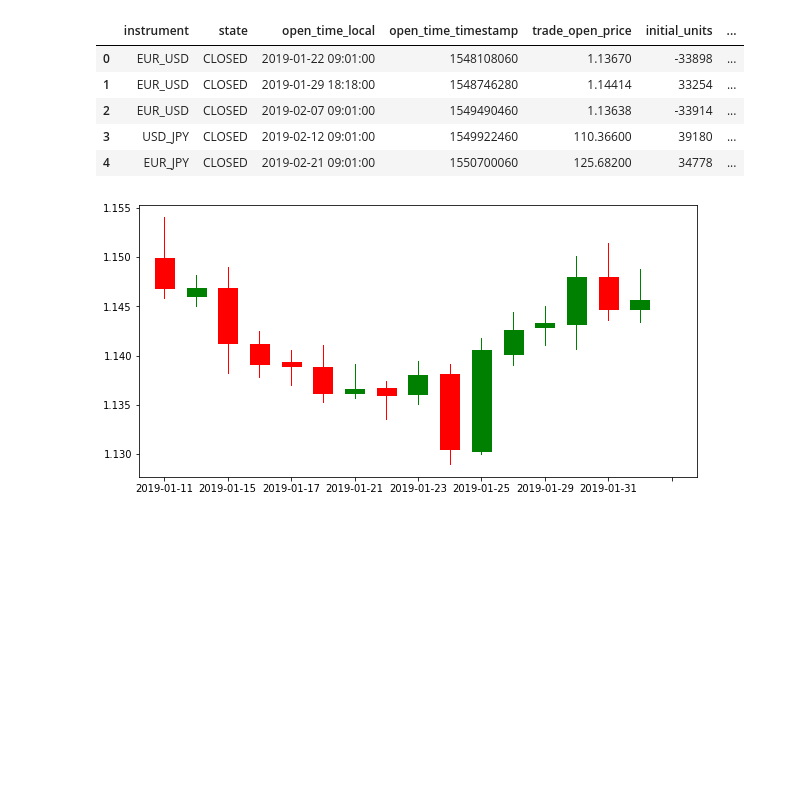
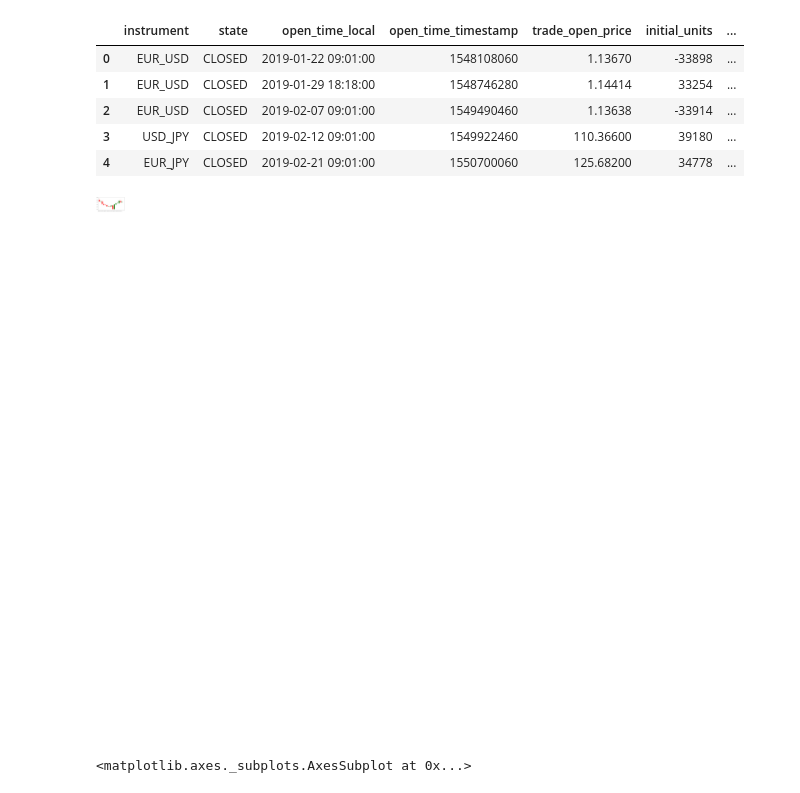
Before and after one commit to shine15/iridium, a Jupyter notebook: iridium/examples/report_analysis.ipynb, the cells around one changed output. Cells and saved outputs as stored; diff of their text form; code cells hidden in the pictures; blank space fills up the shorter version.

Commit message:
chart time axis in progress

```diff
--- a/iridium/examples/report_analysis.ipynb
+++ b/iridium/examples/report_analysis.ipynb
@@ -15,6 +15,6 @@ df
 | 3 | USD_JPY | CLOSED | 2019-02-12 09:01:00 | 1549922460 | 110.36600 | 39180 | ... |
 | 4 | EUR_JPY | CLOSED | 2019-02-21 09:01:00 | 1550700060 | 125.68200 | 34778 | ... |
 # %%
-draw_candlestick_chart("EUR_USD", "D", 1548108060, 1548339840, 10, 10)
+fig, ax = draw_candlestick_chart("EUR_USD", "D", 1548108060, 1548339840, 10, 10)
 # %% [output]
-[figure, old version]
+[figure, new version]
@@ -20,0 +23,4 @@ draw_candlestick_chart("EUR_USD", "D", 1548108060, 1548339840, 10, 10)
+# %%
+ax
+# %% [output]
+<matplotlib.axes._subplots.AxesSubplot at 0x...>
```
Also changed, not shown: parts of 3 cells of this notebook, 1 other file.
